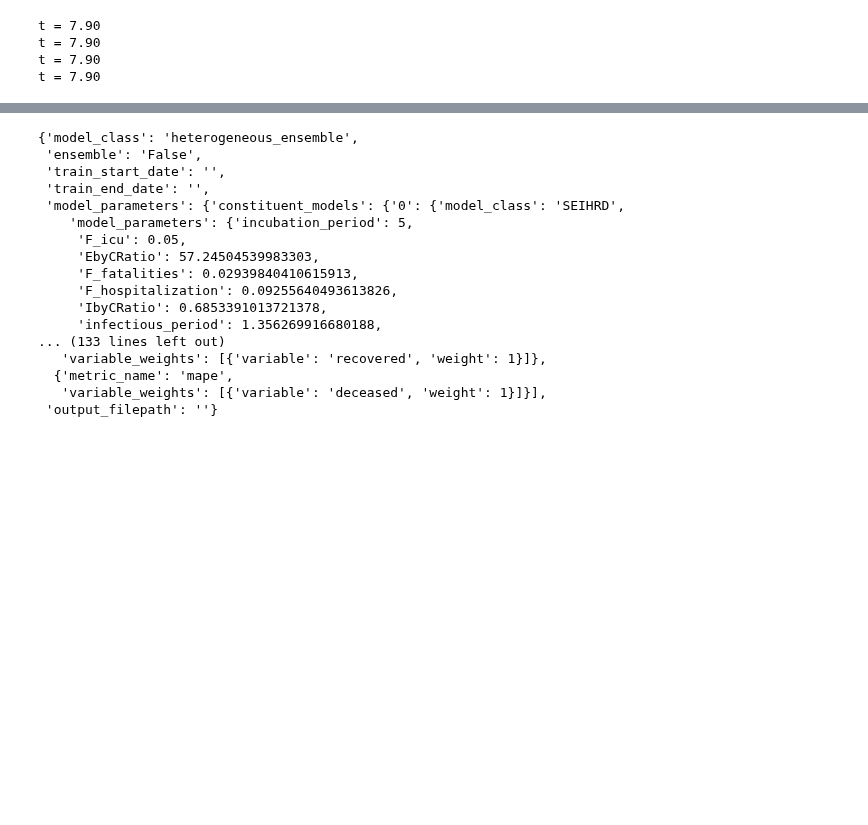
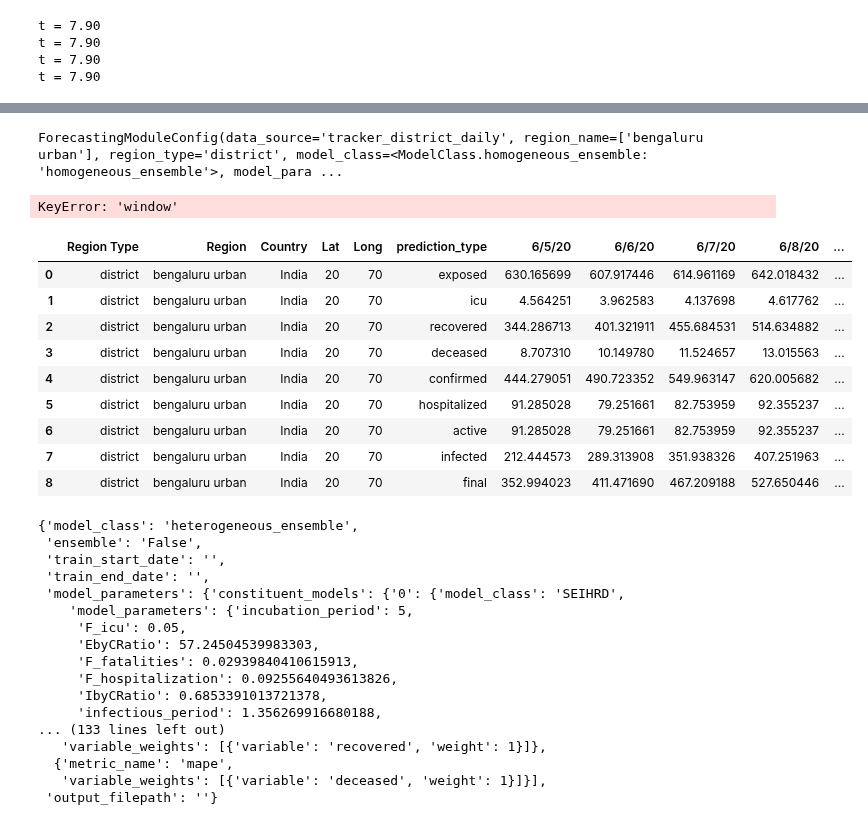
Before and after one commit to dsindiavscovid/covid19-india, a Jupyter notebook: notebooks/Heterogeneous Ensemble Test Harsh.ipynb, the cells around one changed output, grey strips where cells are left out. Cells and saved outputs as stored; diff of their text form; code cells hidden in the pictures; blank space fills up the shorter version.

Commit message:
Predictions with both mean tested - homogenous ensemble

```diff
--- a/notebooks/Heterogeneous Ensemble Test Harsh.ipynb
+++ b/notebooks/Heterogeneous Ensemble Test Harsh.ipynb
@@ -252,3 +257,59 @@ training_output
+# %%
+with open('../notebooks/forecast_config-homoEnsemble.json') as f_train_1, \
+    open('../config/sample_ensemble_train_config.json') as f_train_2, \
+    open('../config/sample_ensemble_test_config.json') as f_test, \
+    open('../config/sample_ensemble_forecasting_config.json') as f_forecast:
+    default_forecast_config = json.load(f_train_1)
+    ensemble_train_config = json.load(f_train_2)
+    ensemble_test_config = json.load(f_test)
+    ensemble_forecast_config = json.load(f_forecast)
+
+current_day = datetime.now().date() - timedelta(23)
+
+dates = set_dates(current_day)
+
+train1_start_date = dates['train1_start_date']
+train1_end_date = dates['train1_end_date']
+train1_run_day = dates['train1_run_day']
+
+train2_start_date = dates['train2_start_date']
+train2_end_date = dates['train2_end_date']
+train2_run_day = dates['train2_run_day']
+
+test_start_date = dates['test_start_date']
+test_end_date = dates['test_end_date']
+test_run_day = dates['test_run_day']
+
+default_forecast_config['region_name'] = ['bengaluru urban']
+default_forecast_config['region_type'] = 'district'
+default_forecast_config['forecast_start_date'] = test_start_date
+default_forecast_config['forecast_end_date'] = test_end_date
+default_forecast_config['run_day'] = test_run_day
+default_forecast_config['data_source'] = "tracker_district_daily"
+default_forecast_config['output_filepath'] = "testing"
+default_forecast_config['model_parameters']['uncertainty_parameters']['include_mean'] = True
+# %%
+forecast_config = ForecastingModuleConfig.parse_obj(default_forecast_config)
+forecast_config
+# %% [output]
+ForecastingModuleConfig(data_source='tracker_district_daily', region_name=['bengaluru urban'], region_type='district', model_class=<ModelClass.homogeneous_ensemble: 'homogeneous_ensemble'>, model_para ...
+# %%
+forecasting_output = ForecastingModule.from_config(forecast_config)
+# %% [output]
+KeyError: 'window'
+# %%
+forecasting_output
+# %% [output]
+|  | Region Type | Region | Country | Lat | Long | prediction_type | 6/5/20 | 6/6/20 | 6/7/20 | 6/8/20 | ... |
+| 0 | district | bengaluru urban | India | 20 | 70 | exposed | 630.165699 | 607.917446 | 614.961169 | 642.018432 | ... |
+| 1 | district | bengaluru urban | India | 20 | 70 | icu | 4.564251 | 3.962583 | 4.137698 | 4.617762 | ... |
+| 2 | district | bengaluru urban | India | 20 | 70 | recovered | 344.286713 | 401.321911 | 455.684531 | 514.634882 | ... |
+| 3 | district | bengaluru urban | India | 20 | 70 | deceased | 8.707310 | 10.149780 | 11.524657 | 13.015563 | ... |
+| 4 | district | bengaluru urban | India | 20 | 70 | confirmed | 444.279051 | 490.723352 | 549.963147 | 620.005682 | ... |
+| 5 | district | bengaluru urban | India | 20 | 70 | hospitalized | 91.285028 | 79.251661 | 82.753959 | 92.355237 | ... |
+| 6 | district | bengaluru urban | India | 20 | 70 | active | 91.285028 | 79.251661 | 82.753959 | 92.355237 | ... |
+| 7 | district | bengaluru urban | India | 20 | 70 | infected | 212.444573 | 289.313908 | 351.938326 | 407.251963 | ... |
+| 8 | district | bengaluru urban | India | 20 | 70 | final | 352.994023 | 411.471690 | 467.209188 | 527.650446 | ... |
 # %%
 ensemble_train_config['model_parameters'].update(training_output['model_parameters']['constituent_models'])
 # %%
```
Also changed, not shown: parts of 8 cells of this notebook, 5 other files.
